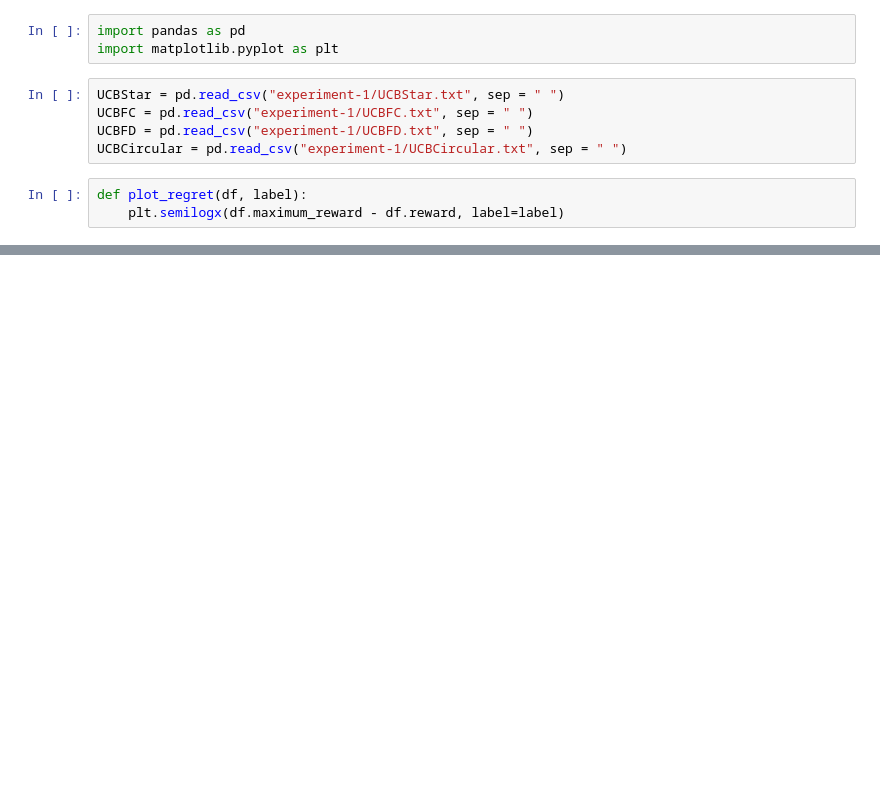
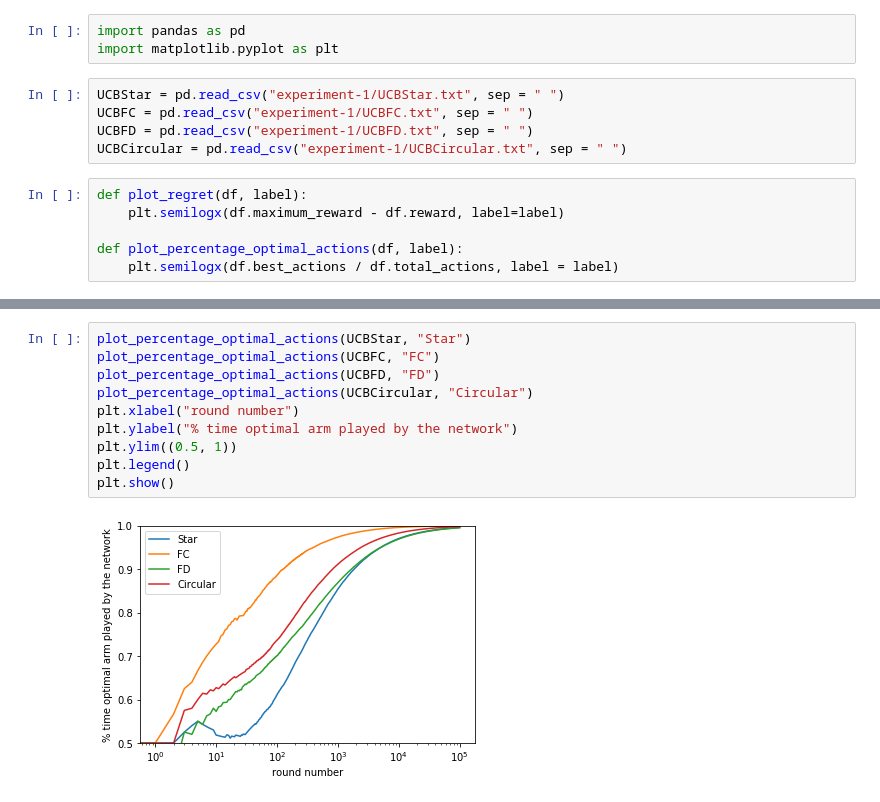
Before and after one commit to LouisTrezzini/mlgraphs-bandits-network, a Jupyter notebook: VisualizeRegret.ipynb, the cells around one changed output, grey strips where cells are left out. Drawn from its saved outputs; the diff is of its cells as text; blank space fills up the shorter version.

Commit message:
Typos and new plot in the notebook.

```diff
--- a/VisualizeRegret.ipynb
+++ b/VisualizeRegret.ipynb
@@ -9,6 +9,9 @@ UCBCircular = pd.read_csv("experiment-1/UCBCircular.txt", sep = " ")
 # %%
 def plot_regret(df, label):
     plt.semilogx(df.maximum_reward - df.reward, label=label)
+
+def plot_percentage_optimal_actions(df, label):
+    plt.semilogx(df.best_actions / df.total_actions, label = label)
 # %%
 plot_regret(UCBStar, "Star")
 plot_regret(UCBFC, "FC")
@@ -22,0 +26,12 @@ plt.show()
+# %%
+plot_percentage_optimal_actions(UCBStar, "Star")
+plot_percentage_optimal_actions(UCBFC, "FC")
+plot_percentage_optimal_actions(UCBFD, "FD")
+plot_percentage_optimal_actions(UCBCircular, "Circular")
+plt.xlabel("round number")
+plt.ylabel("% time optimal arm played by the network")
+plt.ylim((0.5, 1))
+plt.legend()
+plt.show()
+# %% [output]
+[figure, added]
```
Also changed, not shown: parts of 1 cell of this notebook, 2 other files.
